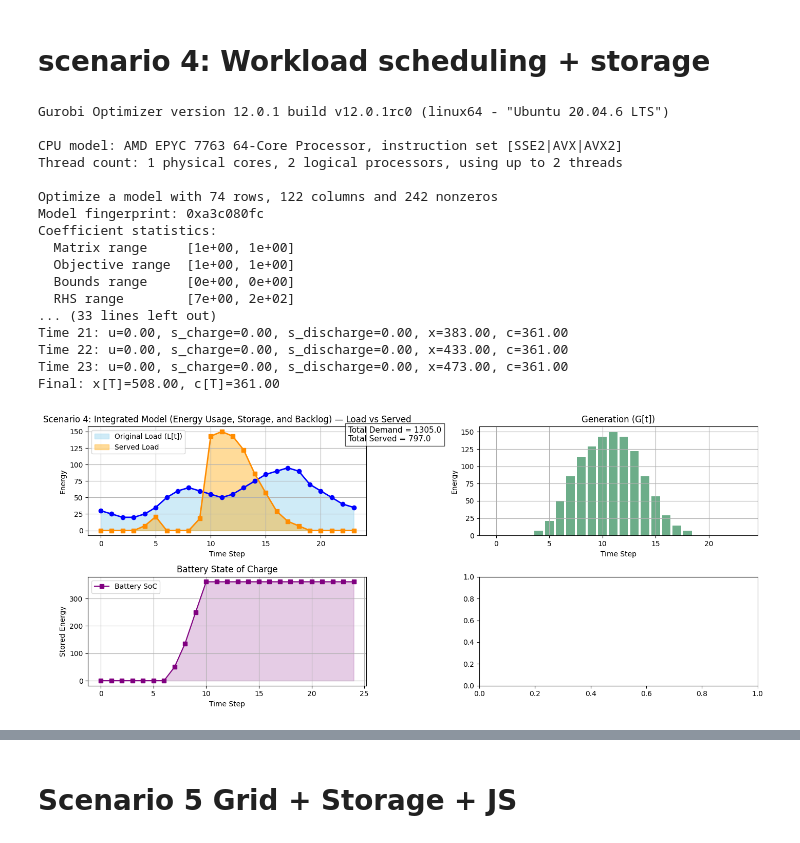
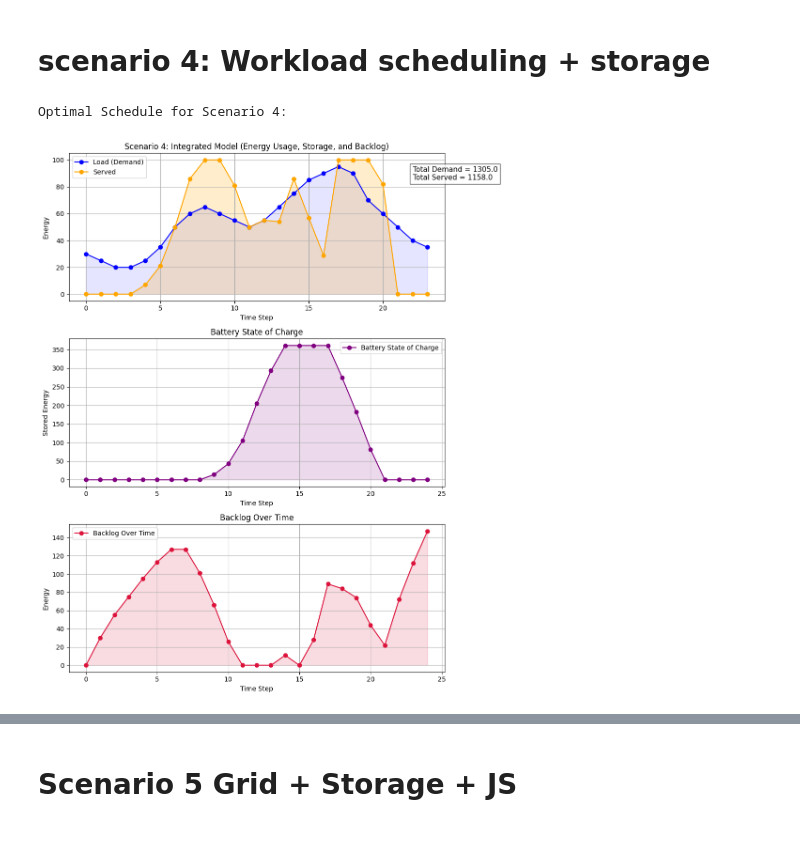
Before and after one commit to clbanjai/1.020-Data-Center-Project, a Jupyter notebook: OH_implementatio.ipynb, the cells around one changed output, grey strips where cells are left out. Drawn from its saved outputs; the diff is of its cells as text; code cells hidden in the pictures.

```diff
--- a/OH_implementatio.ipynb
+++ b/OH_implementatio.ipynb
@@ -207,11 +230,12 @@ Cap in the total allowable computation, for capacity.
 import gurobipy as gp
 from gurobipy import GRB
 
-print(f"Geneartion {G}, total generation = {sum(G)}")
-print(f"Load {L}, total load = {sum(L)}")
+# print(f"Geneartion {G}, total generation = {sum(G)}")
+# print(f"Load {L}, total load = {sum(L)}")
 
 # Model
 m2 = gp.Model("workload_scheduling_no_storage")
+m2.setParam('OutputFlag', 0)
 
 # Decision variables
 u = m2.addVars(T, name="u", lb=0)        # Energy used
@@ -224,6 +248,7 @@ m2.addConstr(x[0] == 0, "initial_backlog")
 for t in range(T):
     m2.addConstr(u[t] <= G[t], name=f"generation_limit_{t}")
     m2.addConstr(x[t+1] == x[t] + L[t] - u[t], name=f"backlog_update_{t}")
+    m2.addConstr(u[t] <= computing_limit, name=f"computing limit")
 
 # Terminal condition
 m2.addConstr(x[T] >= 0, "terminal_backlog")
@@ -237,5 +262,6 @@ m2.optimize()
 # Extract and plot results
 if m2.status == GRB.OPTIMAL:
     served_2 = [u[t].X for t in range(T)]
-    plot_results("Scenario 2: Workload Scheduling Only", served_2, second_plot=True)
+    backlog_2 = [x[t].X for t in range(T+1)]  # Backlog at each time step
+    plot_results("Scenario 2: Workload Scheduling Only", served_2, second_plot=True, backlog=backlog_2)
 # %% [output]
@@ -294,6 +277,8 @@ from gurobipy import GRB
 
 # Model
 m3 = gp.Model("generation_storage_with_charging_discharging")
+m3.setParam('OutputFlag', 0)
+
 
 # Decision variables
 u = m3.addVars(T, name="u", lb=0)              # Energy used to meet load (no negative use)
@@ -315,8 +300,11 @@ for t in range(T):
     # Update storage level: c[t+1] = c[t] + s_charge[t] - s_discharge[t]
     m3.addConstr(c[t+1] == c[t] + s_charge[t] - s_discharge[t], name=f"storage_update_{t}")
 
+    m3.addConstr(u[t] <= computing_limit, name=f"computing limit")
+
+
 # Final condition: the battery should be empty at the end
-# m3.addConstr(c[T] == 0, "terminal_storage")
+m3.addConstr(c[T] == 0, "terminal_storage")
 
 # Objective: minimize energy used (serving load) and energy storage transitions (charging/discharging)
 m3.setObjective(gp.quicksum(q * u[t] + r * (s_charge[t] + s_discharge[t]) for t in range(T)), GRB.MINIMIZE)
@@ -356,6 +327,7 @@ from gurobipy import GRB
 
 # Model
 m4 = gp.Model("workload_storage_scheduling_scenario_4")
+m4.setParam('OutputFlag', 0)
 
 # Decision variables
 u = m4.addVars(T, name="u", lb=0)              # Energy used to meet load
@@ -372,53 +344,42 @@ m4.addConstr(c[0] == 0, "initial_storage")
 for t in range(T):
     # Energy used to meet the load (all load must be met)
     # m4.addConstr(u[t] == L[t], name=f"meet_load_{t}")
 
     # Energy balance equation: G[t] = u[t] + s_charge[t] - s_discharge[t]
     m4.addConstr(u[t] + s_charge[t] - s_discharge[t] == G[t], name=f"energy_balance_{t}")
 
     # Update storage level: c[t+1] = c[t] + s_charge[t] - s_discharge[t]
     m4.addConstr(c[t+1] == c[t] + s_charge[t] - s_discharge[t], name=f"storage_update_{t}")
 
     # Backlog update: x[t+1] = x[t] + L[t] - u[t]
     m4.addConstr(x[t+1] == x[t] + L[t] - u[t], name=f"backlog_update_{t}")
 
+    m4.addConstr(u[t] <= computing_limit, name=f"computing limit")
+
+
 # Terminal conditions: no backlog and battery is empty at the end
 # m4.addConstr(x[T] == 0, "terminal_backlog")
-# m4.addConstr(c[T] == 0, "terminal_storage")
+m4.addConstr(c[T] == 0, "terminal_storage")
 
 # Objective: minimize energy use (serving load) and energy storage transitions (charging/discharging)
 m4.setObjective(gp.quicksum(q * u[t] + r * (s_charge[t] + s_discharge[t]) for t in range(T)), GRB.MINIMIZE)
 
 # Optimize the model
 m4.optimize()
 
 # Print results
 if m4.status == GRB.OPTIMAL:
     print("\nOptimal Schedule for Scenario 4:")
-    for t in range(T):
-        print(f"Time {t}: u={u[t].X:.2f}, s_charge={s_charge[t].X:.2f}, s_discharge={s_discharge[t].X:.2f}, x={x[t].X:.2f}, c={c[t].X:.2f}")
-    print(f"Final: x[T]={x[T].X:.2f}, c[T]={c[T].X:.2f}")
+    # for t in range(T):
+    #     print(f"Time {t}: u={u[t].X:.2f}, s_charge={s_charge[t].X:.2f}, s_discharge={s_discharge[t].X:.2f}, x={x[t].X:.2f}, c={c[t].X:.2f}")
+    # print(f"Final: x[T]={x[T].X:.2f}, c[T]={c[T].X:.2f}")
 
     # Optionally, you can also plot the results
     served_4 = [u[t].X for t in range(T)]  # Energy served to meet the load
     soc_4 = [c[t].X for t in range(T+1)]  # State of charge at each time step
-    plot_results("Scenario 4: Integrated Model (Energy Usage, Storage, and Backlog)", served_4, soc=soc_4, second_plot=True)
+    backlog_4 = [x[t].X for t in range(T+1)]  # Backlog at each time step
+
+    plot_results("Scenario 4: Integrated Model (Energy Usage, Storage, and Backlog)", served_4, soc=soc_4, second_plot=True,backlog = backlog_4)
 # %% [output]
-Gurobi Optimizer version 12.0.1 build v12.0.1rc0 (linux64 - "Ubuntu 20.04.6 LTS")
-
-CPU model: AMD EPYC 7763 64-Core Processor, instruction set [SSE2|AVX|AVX2]
-Thread count: 1 physical cores, 2 logical processors, using up to 2 threads
-
-Optimize a model with 74 rows, 122 columns and 242 nonzeros
-Model fingerprint: 0xa3c080fc
-Coefficient statistics:
-  Matrix range     [1e+00, 1e+00]
-  Objective range  [1e+00, 1e+00]
-  Bounds range     [0e+00, 0e+00]
-  RHS range        [7e+00, 2e+02]
-... (33 lines left out)
-Time 21: u=0.00, s_charge=0.00, s_discharge=0.00, x=383.00, c=361.00
-Time 22: u=0.00, s_charge=0.00, s_discharge=0.00, x=433.00, c=361.00
-Time 23: u=0.00, s_charge=0.00, s_discharge=0.00, x=473.00, c=361.00
-Final: x[T]=508.00, c[T]=361.00
+Optimal Schedule for Scenario 4:
-[figure, old version]
+[figure, new version]
```
Also changed, not shown: parts of 22 cells of this notebook.
